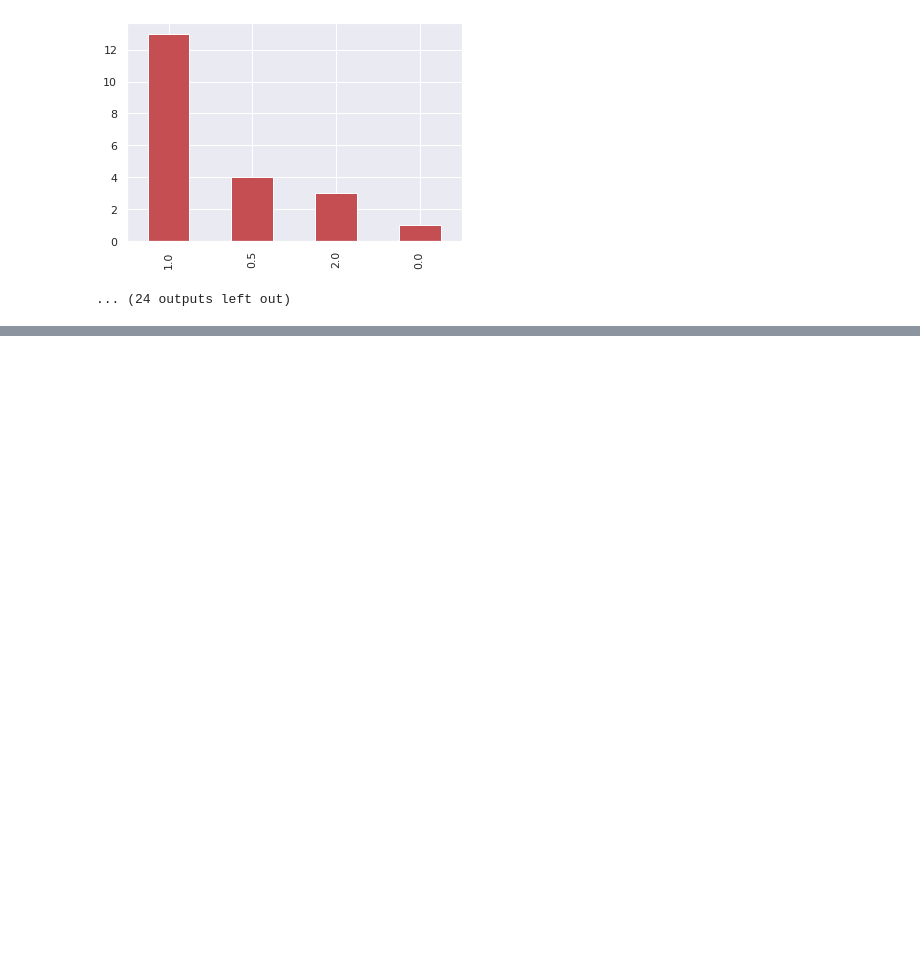
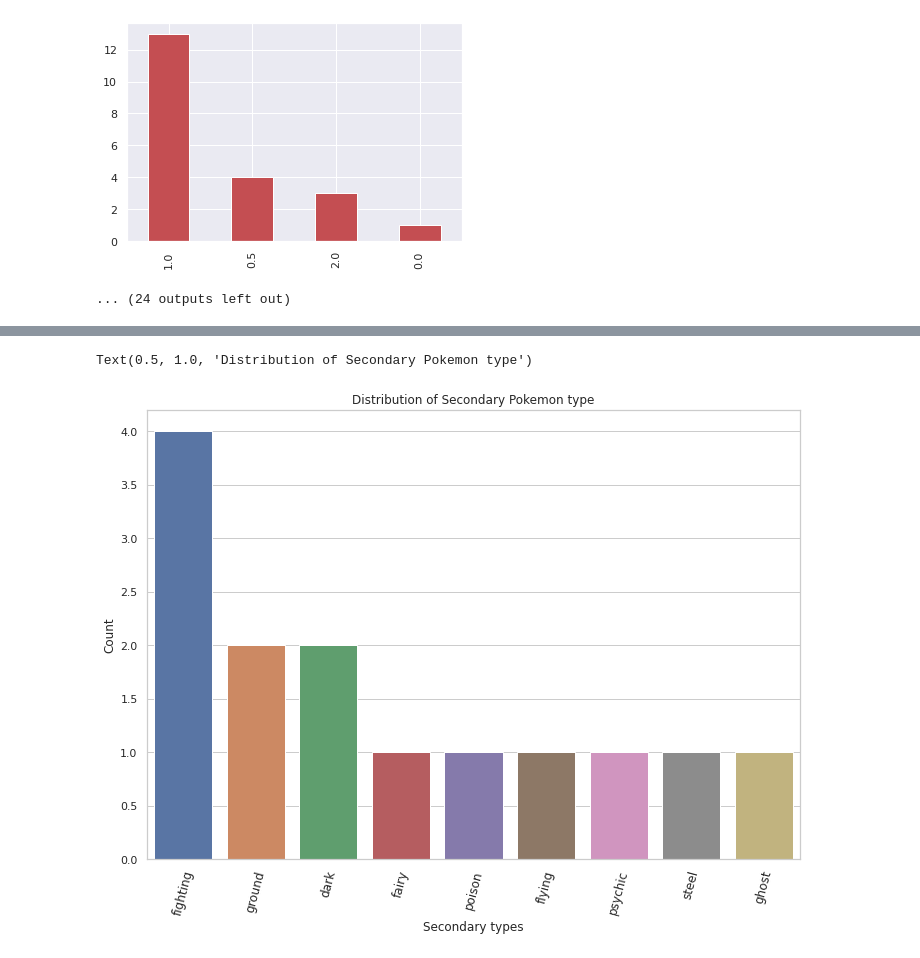
Before and after one commit to Shaheer-Imam/Data-Science, a Jupyter notebook: Pokemon_Data_Analysis.ipynb, the cells around one changed output, grey strips where cells are left out. Drawn from its saved outputs; the diff is of its cells as text; code cells hidden in the pictures; blank space fills up the shorter version.

Commit message:
Distributions of Pokedex added

```diff
--- a/Pokemon_Data_Analysis.ipynb
+++ b/Pokemon_Data_Analysis.ipynb
@@ -389,0 +399,14 @@ against_fight
+# %%
+t2 = pd.value_counts(df['type2'])
+
+fig, ax = plt.subplots()
+fig.set_size_inches(11.7, 8.27)
+sns.set_style("whitegrid")
+
+ax = sns.barplot(x=t2.index, y=t2, data=df)
+ax.set_xticklabels(ax.get_xticklabels(), rotation = 75, fontsize = 12)
+ax.set(xlabel='Secondary types', ylabel='Count')
+ax.set_title('Distribution of Secondary Pokemon type')
+# %% [output]
+Text(0.5, 1.0, 'Distribution of Secondary Pokemon type')
+[figure, added]
```
Also changed, not shown: parts of 9 cells of this notebook.
